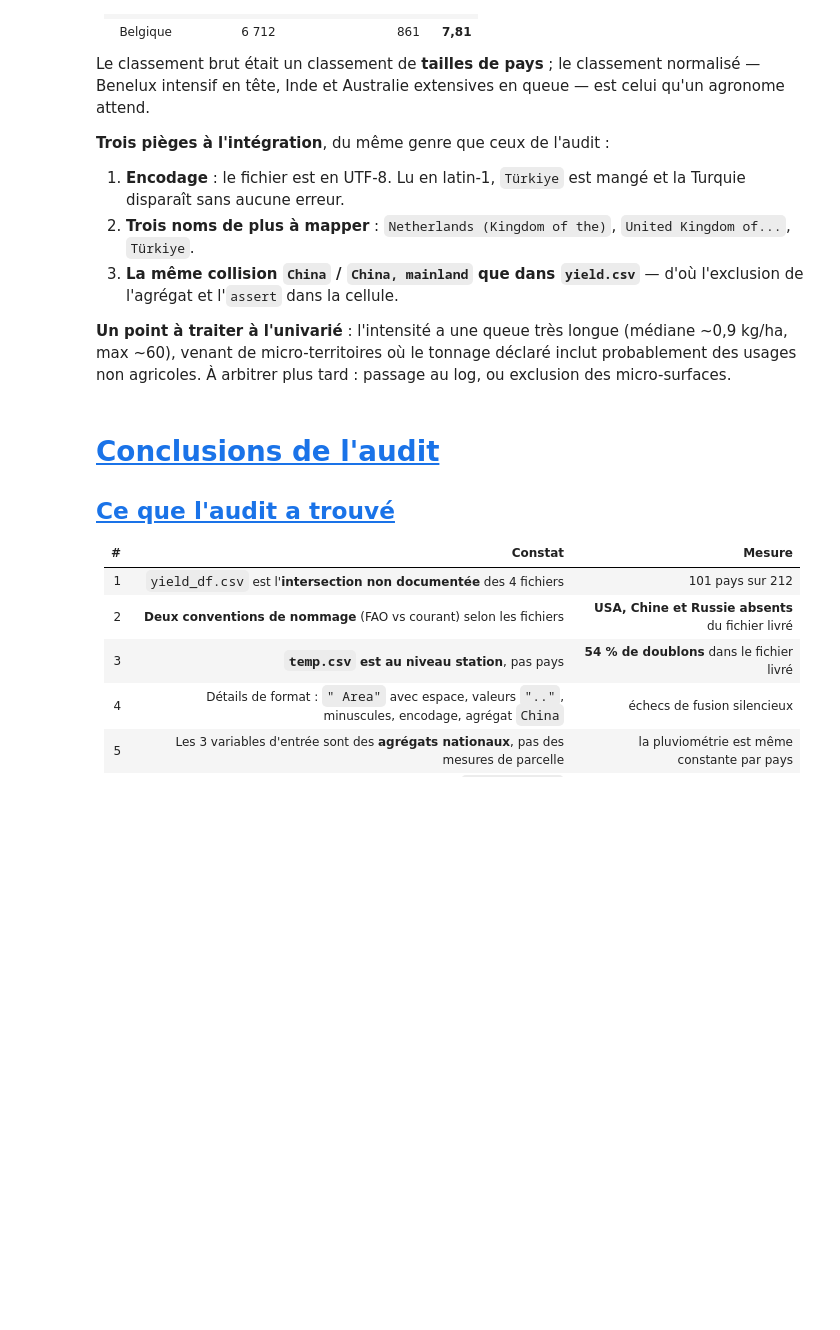
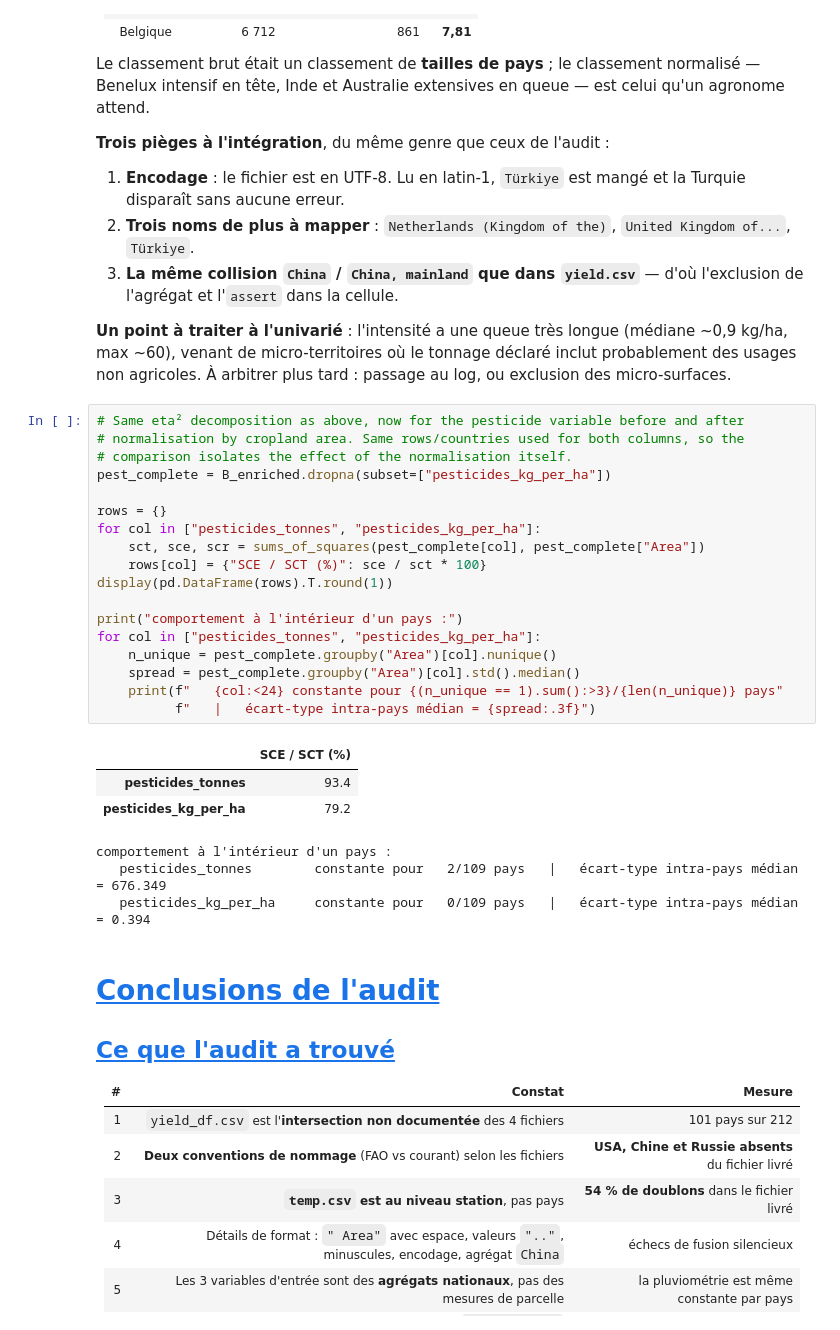
Before and after one commit to KL38/OC_P12_ML_MLOPS_Predict-Crops-rentability, a Jupyter notebook: notebooks/EDA CYPD.ipynb, the cells around one changed output. Cells and saved outputs as stored; diff of their text form; blank space fills up the shorter version.

```diff
--- a/notebooks/EDA CYPD.ipynb
+++ b/notebooks/EDA CYPD.ipynb
@@ -765,6 +765,31 @@ en tête, Inde et Australie extensives en queue — est celui qu'un agronome att
 **Un point à traiter à l'univarié** : l'intensité a une queue très longue (médiane ~0,9 kg/ha, max ~60),
 venant de micro-territoires où le tonnage déclaré inclut probablement des usages non agricoles. À arbitrer
 plus tard : passage au log, ou exclusion des micro-surfaces.
+# %%
+# Same eta² decomposition as above, now for the pesticide variable before and after
+# normalisation by cropland area. Same rows/countries used for both columns, so the
+# comparison isolates the effect of the normalisation itself.
+pest_complete = B_enriched.dropna(subset=["pesticides_kg_per_ha"])
+
+rows = {}
+for col in ["pesticides_tonnes", "pesticides_kg_per_ha"]:
+    sct, sce, scr = sums_of_squares(pest_complete[col], pest_complete["Area"])
+    rows[col] = {"SCE / SCT (%)": sce / sct * 100}
+display(pd.DataFrame(rows).T.round(1))
+
+print("comportement à l'intérieur d'un pays :")
+for col in ["pesticides_tonnes", "pesticides_kg_per_ha"]:
+    n_unique = pest_complete.groupby("Area")[col].nunique()
+    spread = pest_complete.groupby("Area")[col].std().median()
+    print(f"   {col:<24} constante pour {(n_unique == 1).sum():>3}/{len(n_unique)} pays"
+          f"   |   écart-type intra-pays médian = {spread:.3f}")
+# %% [output]
+|  | SCE / SCT (%) |
+| pesticides_tonnes | 93.4 |
+| pesticides_kg_per_ha | 79.2 |
+comportement à l'intérieur d'un pays :
+   pesticides_tonnes        constante pour   2/109 pays   |   écart-type intra-pays médian = 676.349
+   pesticides_kg_per_ha     constante pour   0/109 pays   |   écart-type intra-pays médian = 0.394
 # %% [markdown]
 # <a id='toc4_'></a>[Conclusions de l'audit](#toc0_)
 
```
Also changed, not shown: parts of 1 cell of this notebook, 4 other files.
